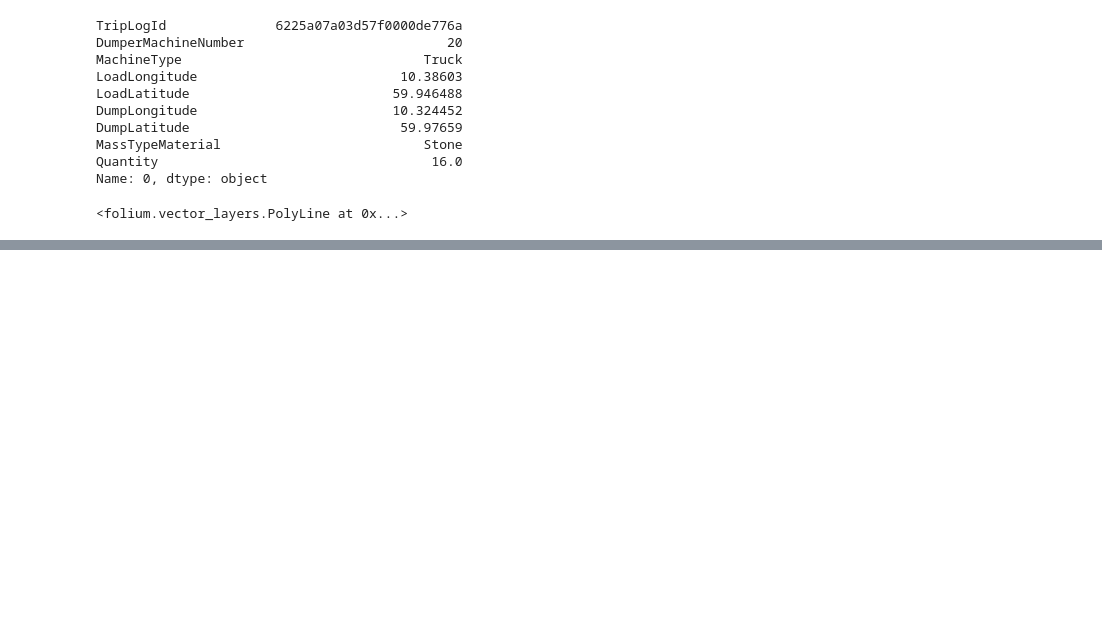
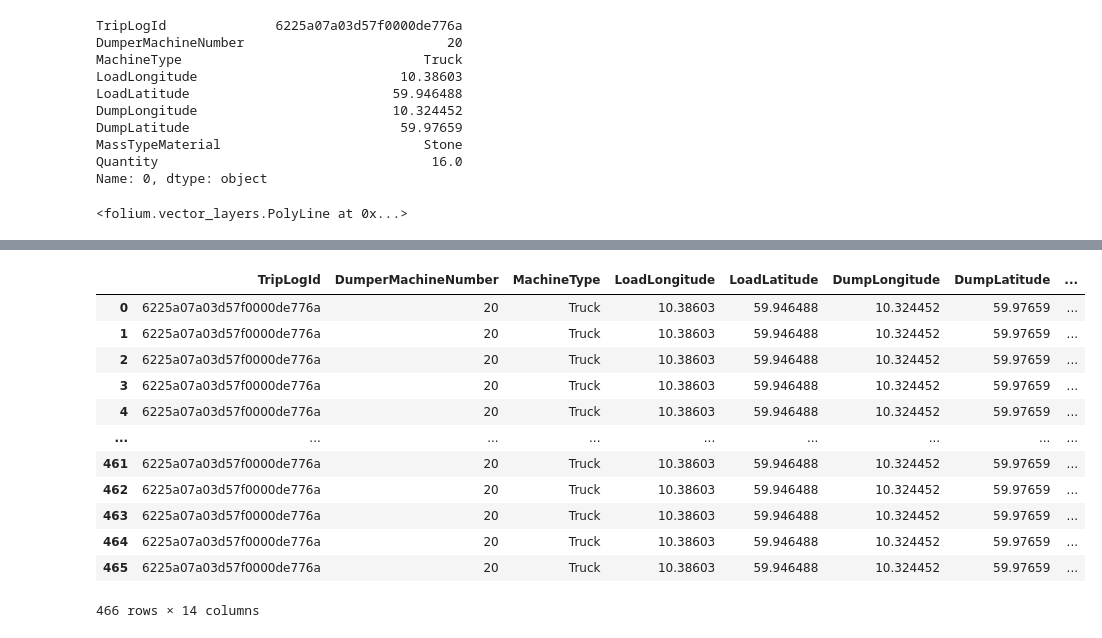
Before and after one commit to meomia/nora-roadai, a Jupyter notebook: Discovering_the_data.ipynb, the cells around one changed output, grey strips where cells are left out. Drawn from its saved outputs; the diff is of its cells as text; code cells hidden in the pictures; blank space fills up the shorter version.

```diff
--- a/Discovering_the_data.ipynb
+++ b/Discovering_the_data.ipynb
@@ -87,0 +455,16 @@ map_object.save('road_map.html')
+# %%
+merged_trip_1
+# %% [output]
+|  | TripLogId | DumperMachineNumber | MachineType | LoadLongitude | LoadLatitude | DumpLongitude | DumpLatitude | ... |
+| 0 | 6225a07a03d57f0000de776a | 20 | Truck | 10.38603 | 59.946488 | 10.324452 | 59.97659 | ... |
+| 1 | 6225a07a03d57f0000de776a | 20 | Truck | 10.38603 | 59.946488 | 10.324452 | 59.97659 | ... |
+| 2 | 6225a07a03d57f0000de776a | 20 | Truck | 10.38603 | 59.946488 | 10.324452 | 59.97659 | ... |
+| 3 | 6225a07a03d57f0000de776a | 20 | Truck | 10.38603 | 59.946488 | 10.324452 | 59.97659 | ... |
+| 4 | 6225a07a03d57f0000de776a | 20 | Truck | 10.38603 | 59.946488 | 10.324452 | 59.97659 | ... |
+| ... | ... | ... | ... | ... | ... | ... | ... | ... |
+| 461 | 6225a07a03d57f0000de776a | 20 | Truck | 10.38603 | 59.946488 | 10.324452 | 59.97659 | ... |
+| 462 | 6225a07a03d57f0000de776a | 20 | Truck | 10.38603 | 59.946488 | 10.324452 | 59.97659 | ... |
+| 463 | 6225a07a03d57f0000de776a | 20 | Truck | 10.38603 | 59.946488 | 10.324452 | 59.97659 | ... |
+| 464 | 6225a07a03d57f0000de776a | 20 | Truck | 10.38603 | 59.946488 | 10.324452 | 59.97659 | ... |
+| 465 | 6225a07a03d57f0000de776a | 20 | Truck | 10.38603 | 59.946488 | 10.324452 | 59.97659 | ... |
+466 rows × 14 columns
```
Also changed, not shown: parts of 55 cells of this notebook.
